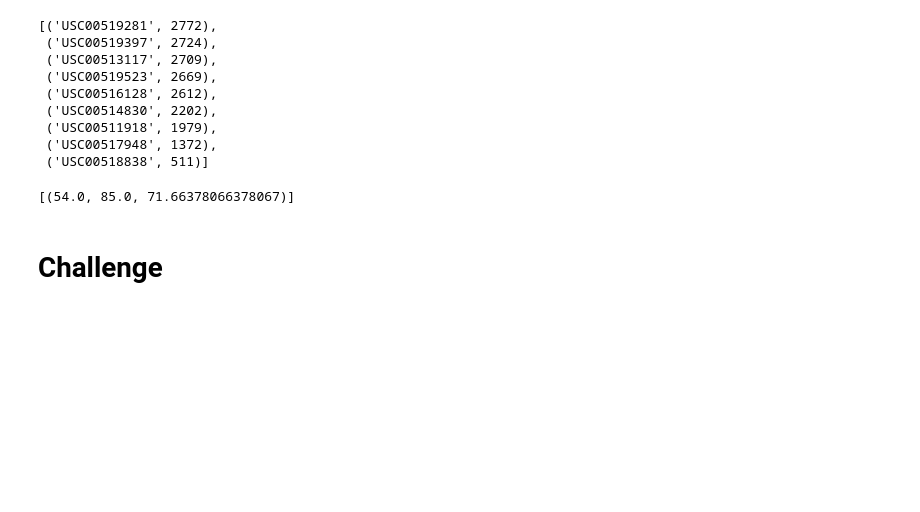
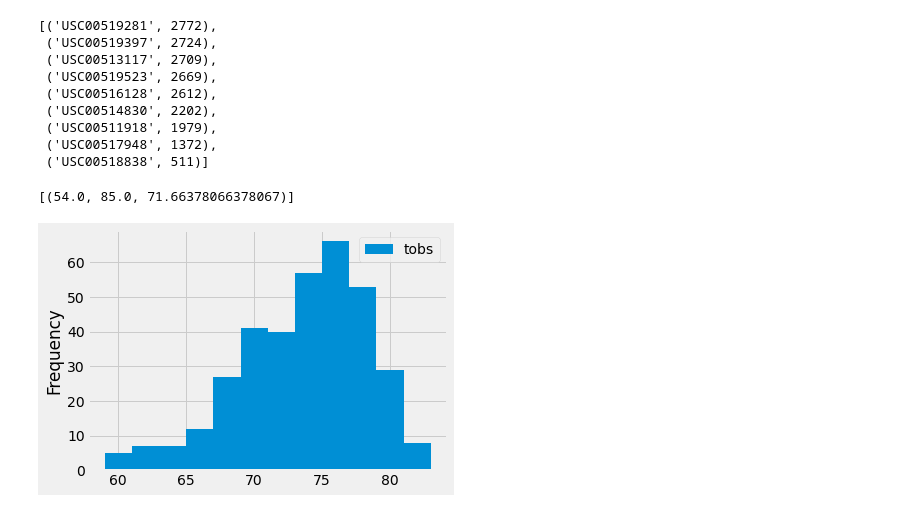
Before and after one commit to Nveatch/surfs_up, a Jupyter notebook: climate_analysis.ipynb, the cells around one changed output. Drawn from its saved outputs; the diff is of its cells as text; code cells hidden in the pictures; blank space fills up the shorter version.

```diff
--- a/climate_analysis.ipynb
+++ b/climate_analysis.ipynb
@@ -105,7 +105,11 @@ filter(Measurement.station == 'USC00519281').all()
 # %%
 # Choose the station with the highest number of temperature observations.
 # Query the last 12 months of temperature observation data for this station and plot the results as a histogram
 results = session.query(Measurement.tobs).\
 filter(Measurement.station == 'USC00519281').\
 filter(Measurement.date >= prev_year).all()
 df = pd.DataFrame(results, columns=['tobs'])
+df.plot.hist(bins=12)
+plt.tight_layout()
+# %% [output]
+[figure, added]
@@ -115,2 +115,0 @@ df = pd.DataFrame(results, columns=['tobs'])
-# %% [markdown]
-# Challenge
```
Also changed, not shown: parts of 1 cell of this notebook.
